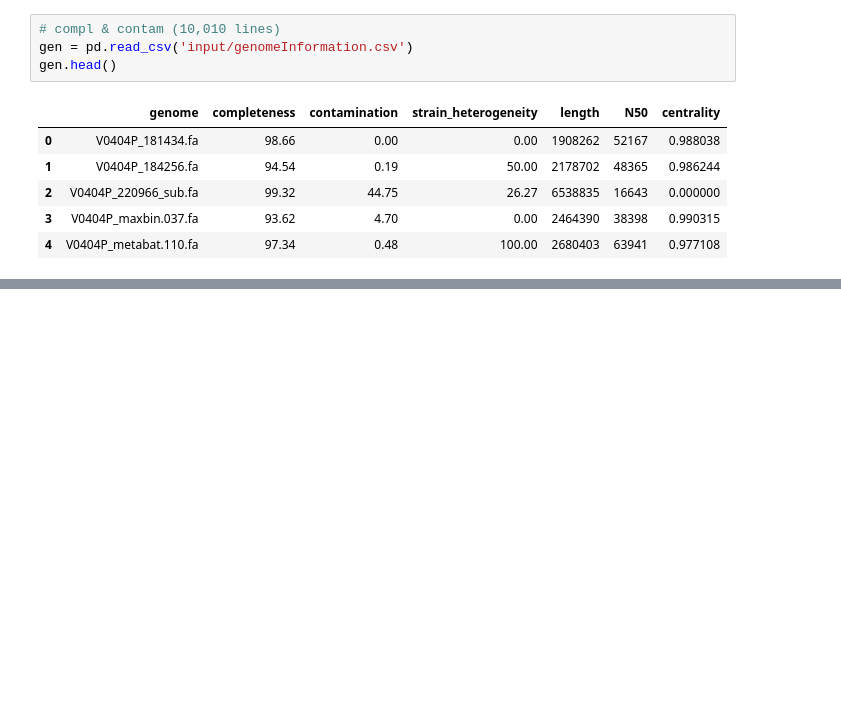
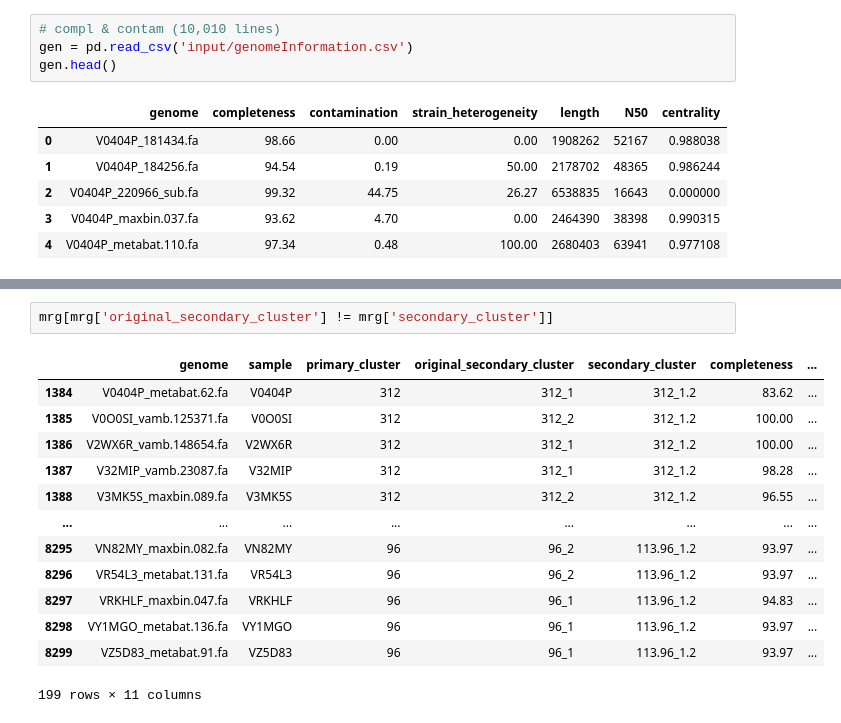
Before and after one commit to Chartiza/2023_Clusters, a Jupyter notebook: Clusters_RAD.ipynb, the cells around one changed output, grey strips where cells are left out. Drawn from its saved outputs; the diff is of its cells as text; blank space fills up the shorter version.

```diff
--- a/Clusters_RAD.ipynb
+++ b/Clusters_RAD.ipynb
@@ -64,0 +157,16 @@ gen.head()
+# %%
+mrg[mrg['original_secondary_cluster'] != mrg['secondary_cluster']]
+# %% [output]
+|  | genome | sample | primary_cluster | original_secondary_cluster | secondary_cluster | completeness | ... |
+| 1384 | V0404P_metabat.62.fa | V0404P | 312 | 312_1 | 312_1.2 | 83.62 | ... |
+| 1385 | V0O0SI_vamb.125371.fa | V0O0SI | 312 | 312_2 | 312_1.2 | 100.00 | ... |
+| 1386 | V2WX6R_vamb.148654.fa | V2WX6R | 312 | 312_1 | 312_1.2 | 100.00 | ... |
+| 1387 | V32MIP_vamb.23087.fa | V32MIP | 312 | 312_1 | 312_1.2 | 98.28 | ... |
+| 1388 | V3MK5S_maxbin.089.fa | V3MK5S | 312 | 312_2 | 312_1.2 | 96.55 | ... |
+| ... | ... | ... | ... | ... | ... | ... | ... |
+| 8295 | VN82MY_maxbin.082.fa | VN82MY | 96 | 96_2 | 113.96_1.2 | 93.97 | ... |
+| 8296 | VR54L3_metabat.131.fa | VR54L3 | 96 | 96_2 | 113.96_1.2 | 93.97 | ... |
+| 8297 | VRKHLF_maxbin.047.fa | VRKHLF | 96 | 96_1 | 113.96_1.2 | 94.83 | ... |
+| 8298 | VY1MGO_metabat.136.fa | VY1MGO | 96 | 96_1 | 113.96_1.2 | 93.97 | ... |
+| 8299 | VZ5D83_metabat.91.fa | VZ5D83 | 96 | 96_1 | 113.96_1.2 | 93.97 | ... |
+199 rows × 11 columns
```
Also changed, not shown: parts of 10 cells of this notebook, 4 other files.
